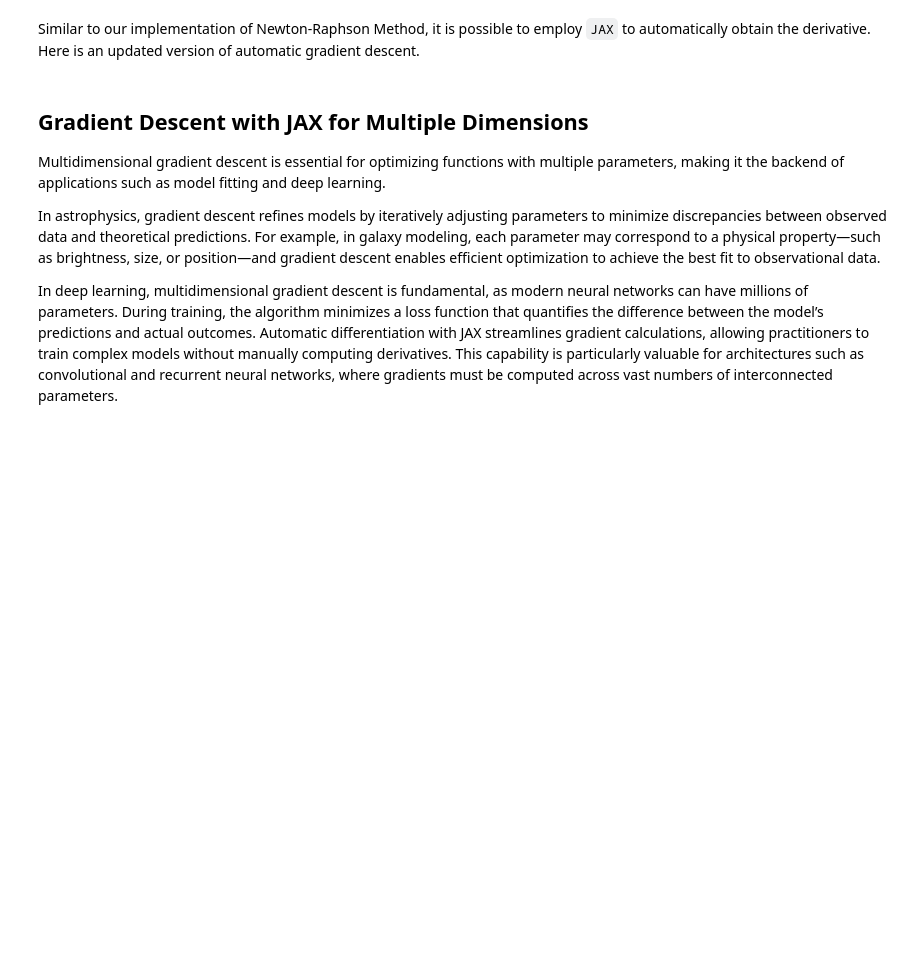
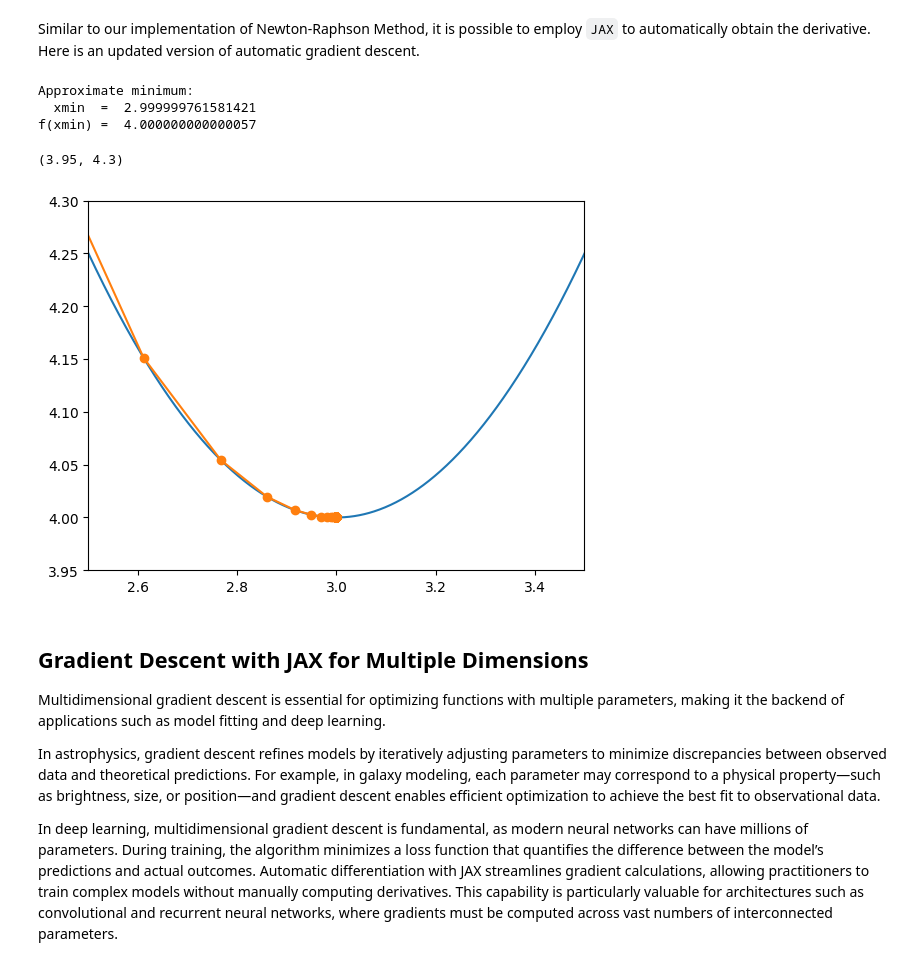
Before and after one commit to jaknepler/phys305, a Jupyter notebook: docs/10/notes.ipynb, the cells around one changed output. Cells and saved outputs as stored; diff of their text form; code cells hidden in the pictures; blank space fills up the shorter version.

```diff
--- a/docs/10/notes.ipynb
+++ b/docs/10/notes.ipynb
@@ -83,23 +91,29 @@ def autogd_hist(f, x, alpha, imax=1000):
 # %%
 # Define the function and its gradient
 def f(x):
     return (x - 3)**2 + 4
 
 # Parameters for gradient descent
 x0    = 0.0  # Starting point for optimization
-alpha = 0.9
+alpha = 0.2
 
 # Run gradient descent
 Xmin = np.array(autogd_hist(f, x0, alpha))
 print("Approximate minimum:")
 print("  xmin  = ",   Xmin[-1] )
 print("f(xmin) = ", f(Xmin[-1]))
 
 X = np.linspace(0, 6, 6001)
 plt.plot(X,    f(X))
 plt.plot(Xmin, f(Xmin), '-o')
 plt.xlim(2.5, 3.5)
 plt.ylim(3.95,4.3)
+# %% [output]
+Approximate minimum:
+  xmin  =  2.999999761581421
+f(xmin) =  4.000000000000057
+(3.95, 4.3)
+[figure, added]
 # %% [markdown]
 ## Gradient Descent with JAX for Multiple Dimensions
 
```
Also changed, not shown: parts of 11 cells of this notebook, 3 other files.
